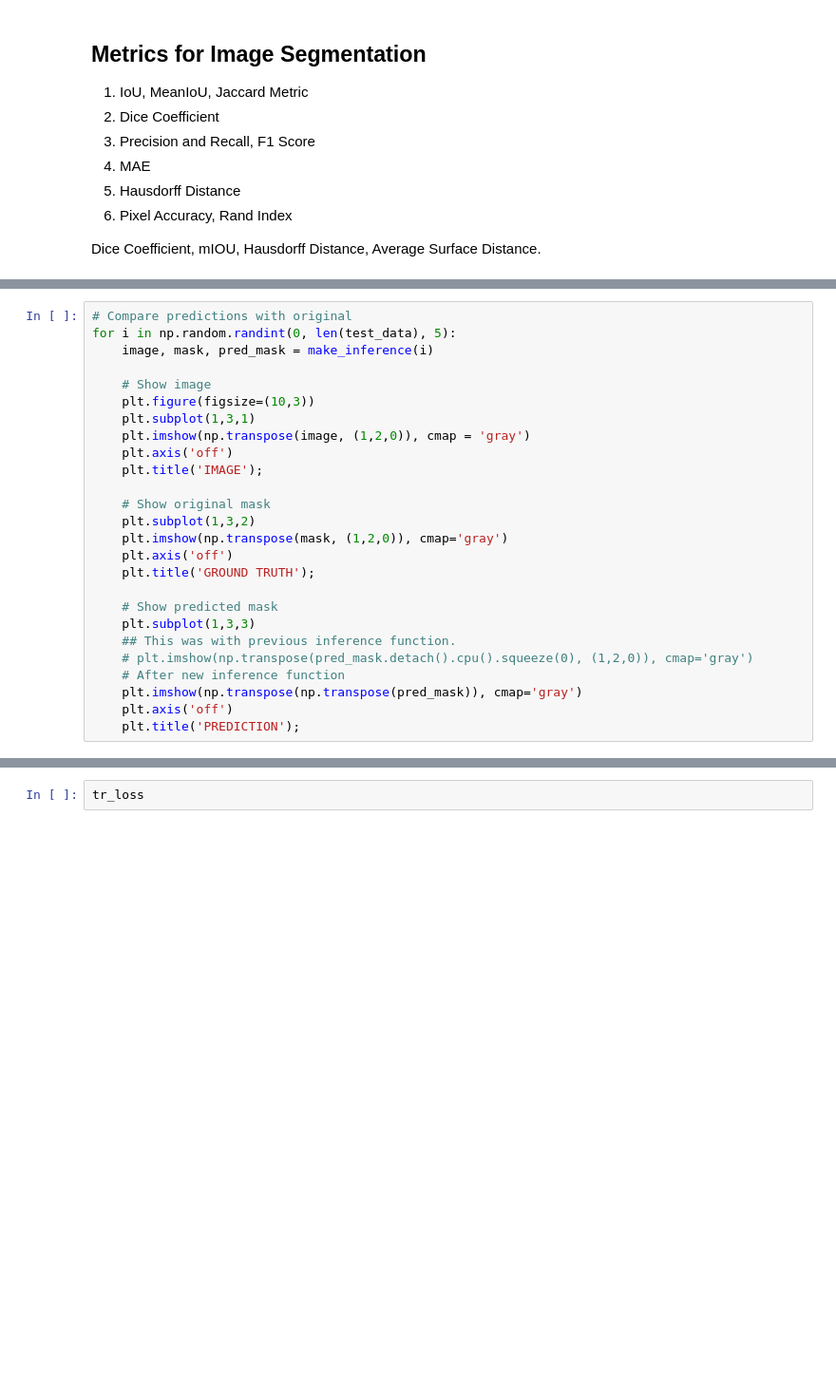
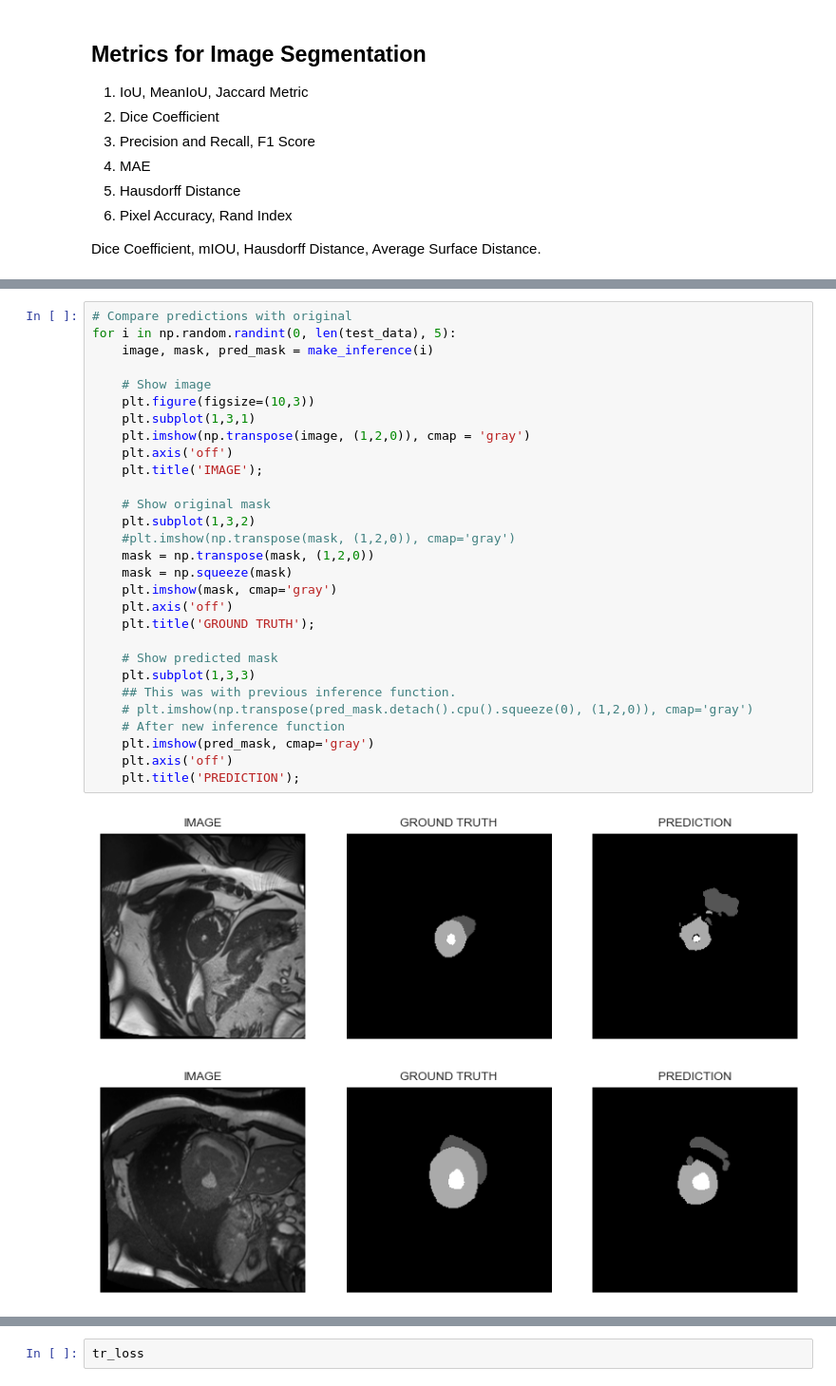
Before and after one commit to snehilsanyal/CMR_Segmentation, a Jupyter notebook: segmentation-acdc-starter.ipynb, the cells around one changed output, grey strips where cells are left out. Shown at 95% size. Cells and saved outputs as stored; diff of their text form; blank space fills up the shorter version.

```diff
--- a/segmentation-acdc-starter.ipynb
+++ b/segmentation-acdc-starter.ipynb
@@ -522,26 +697,32 @@ Dice Coefficient, mIOU, Hausdorff Distance, Average Surface Distance.
 # %%
 # Compare predictions with original
 for i in np.random.randint(0, len(test_data), 5):
     image, mask, pred_mask = make_inference(i)
 
     # Show image
     plt.figure(figsize=(10,3))
     plt.subplot(1,3,1)
     plt.imshow(np.transpose(image, (1,2,0)), cmap = 'gray')
     plt.axis('off')
     plt.title('IMAGE');
 
     # Show original mask
     plt.subplot(1,3,2)
-    plt.imshow(np.transpose(mask, (1,2,0)), cmap='gray')
+    #plt.imshow(np.transpose(mask, (1,2,0)), cmap='gray')
+    mask = np.transpose(mask, (1,2,0))
+    mask = np.squeeze(mask)
+    plt.imshow(mask, cmap='gray')
     plt.axis('off')
     plt.title('GROUND TRUTH');
 
     # Show predicted mask
     plt.subplot(1,3,3)
     ## This was with previous inference function.
     # plt.imshow(np.transpose(pred_mask.detach().cpu().squeeze(0), (1,2,0)), cmap='gray')
     # After new inference function
-    plt.imshow(np.transpose(np.transpose(pred_mask)), cmap='gray')
+    plt.imshow(pred_mask, cmap='gray')
     plt.axis('off')
     plt.title('PREDICTION');
+# %% [output]
+[figure, added]
+[figure, added]
```
Also changed, not shown: parts of 30 cells of this notebook, 1 other file.
